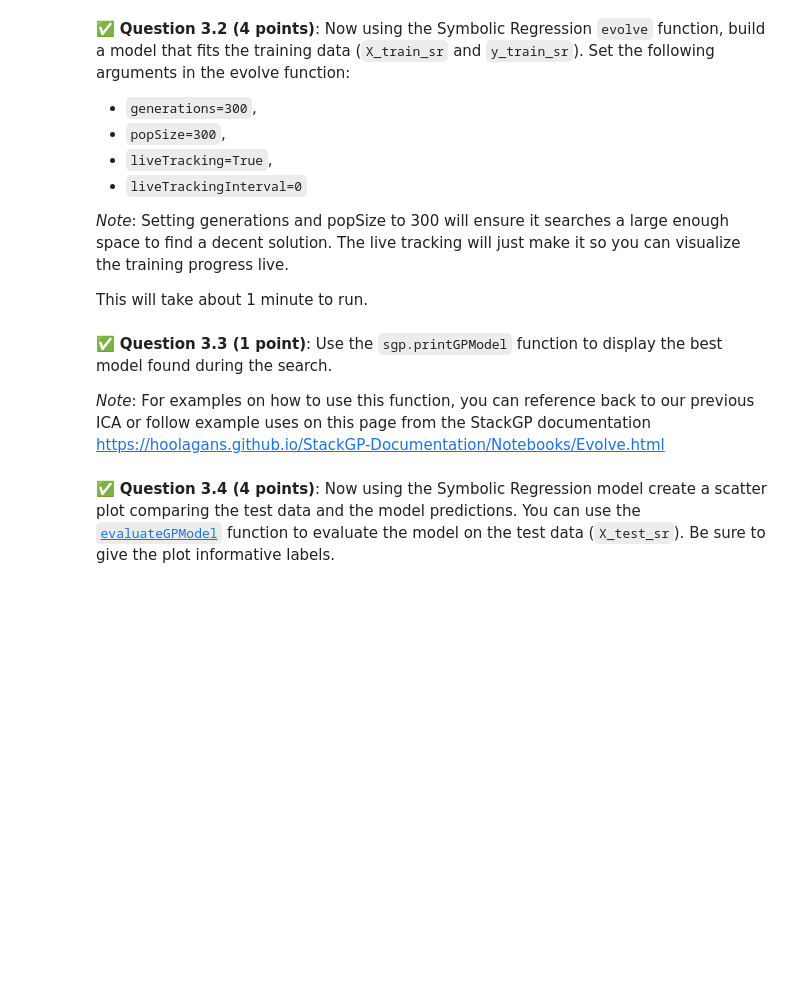
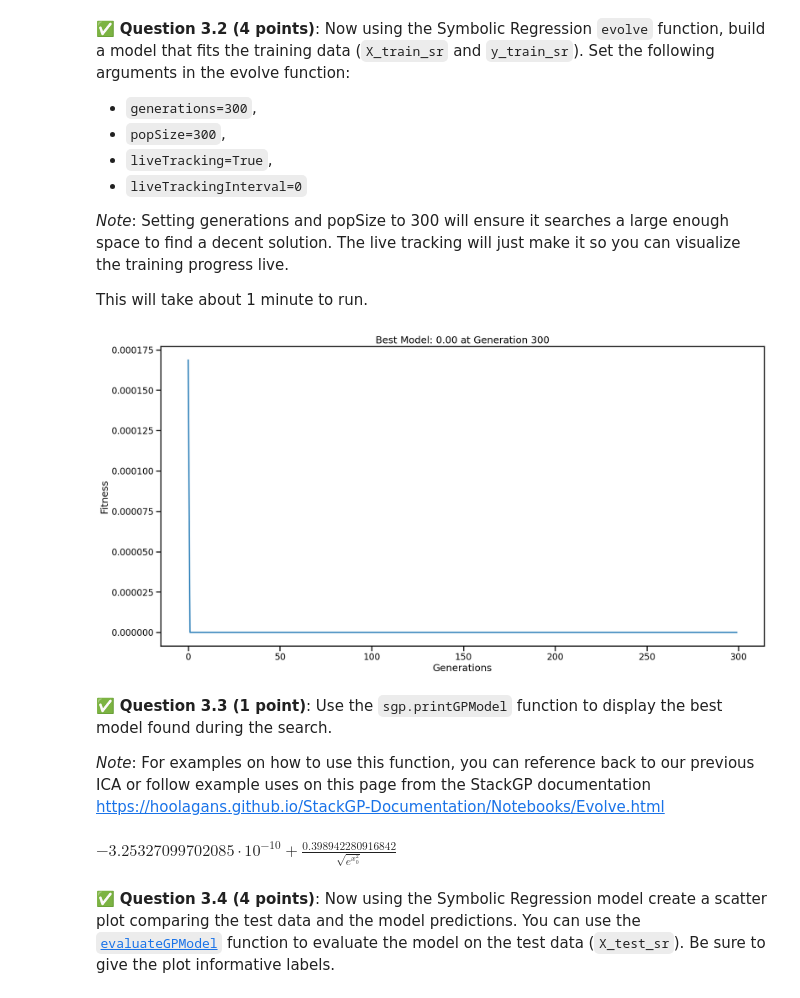
Before and after one commit to Nicolas0622/cmse202-s26-turnin, a Jupyter notebook: hw-03/HW-03_Regression-S26-STUDENT.ipynb, the cells around one changed output. Saved outputs shown, nothing was run; the diff lists cells and outputs as text; code cells hidden in the pictures; blank space fills up the shorter version.

```diff
--- a/hw-03/HW-03_Regression-S26-STUDENT.ipynb
+++ b/hw-03/HW-03_Regression-S26-STUDENT.ipynb
@@ -246,8 +244,23 @@ This will take about 1 minute to run.
+# %%
+# put your code here
+best_model = sgp.evolve(
+    X_train_sr,
+    y_train_sr,
+    generations=300,
+    popSize=300,
+    liveTracking=True,
+    liveTrackingInterval=0
+)
+# %% [output]
+[figure, added]
 # %% [markdown]
 &#9989; **Question 3.3 (1 point)**: Use the `sgp.printGPModel` function to display the best model found during the search.
 
 *Note*: For examples on how to use this function, you can reference back to our previous ICA or follow example uses on this page from the StackGP documentation [https://hoolagans.github.io/StackGP-Documentation/Notebooks/Evolve.html](https://hoolagans.github.io/StackGP-Documentation/Notebooks/Evolve.html)
 # %%
 # put your code here
+sgp.printGPModel(best_model[0])
+# %% [output]
+$\displaystyle -3.25327099702085 \cdot 10^{-10} + \frac{0.398942280916842}{\sqrt{e^{x_{0}^{2}}}}$
 # %% [markdown]
 &#9989; **Question 3.4 (4 points)**: Now using the Symbolic Regression model create a scatter plot comparing the test data and the model predictions. You can use the [`evaluateGPModel`](https://hoolagans.github.io/StackGP-Documentation/Notebooks/EvaluateGPModel.html) function to evaluate the model on the test data (`X_test_sr`). Be sure to give the plot informative labels.
```
Also changed, not shown: parts of 5 cells of this notebook.
